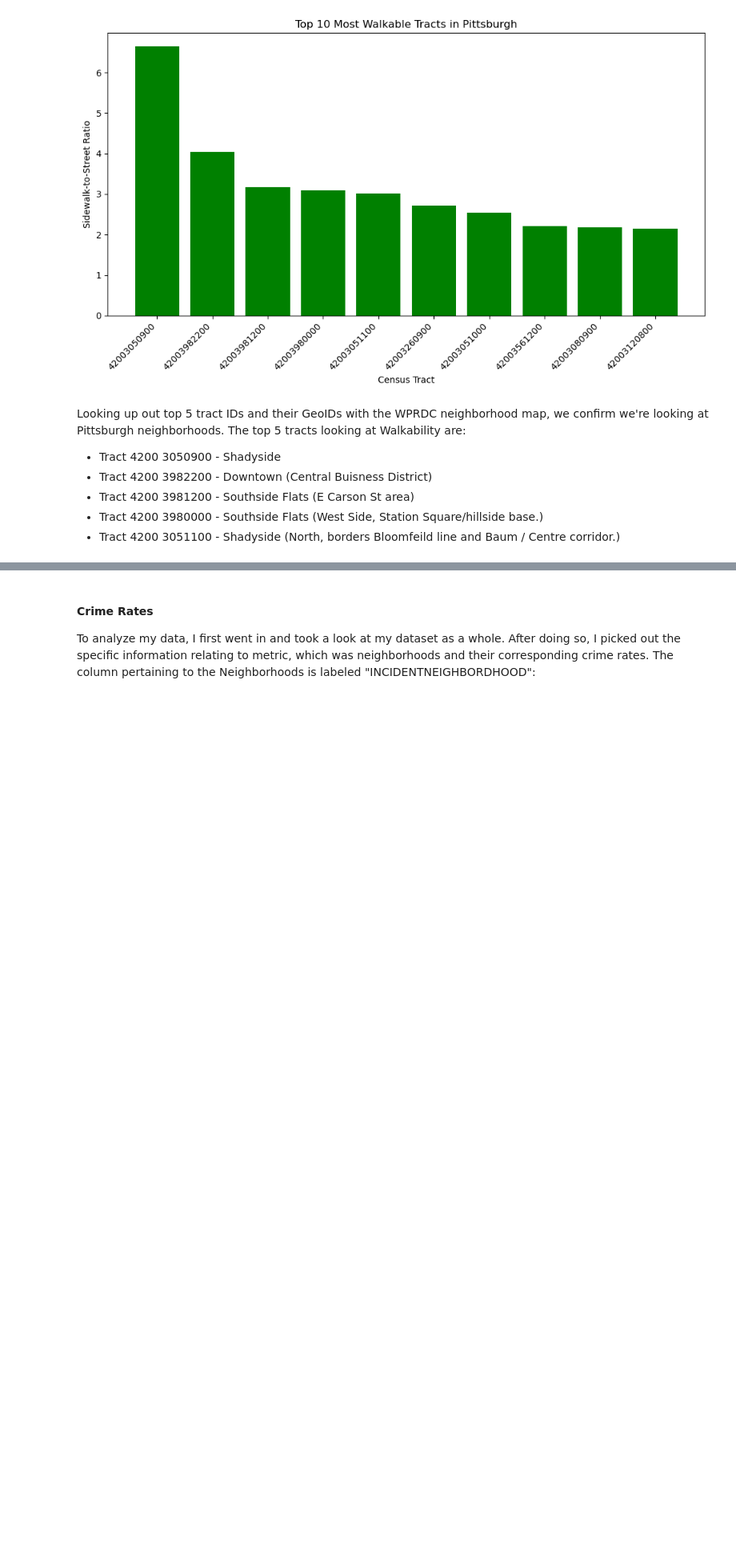
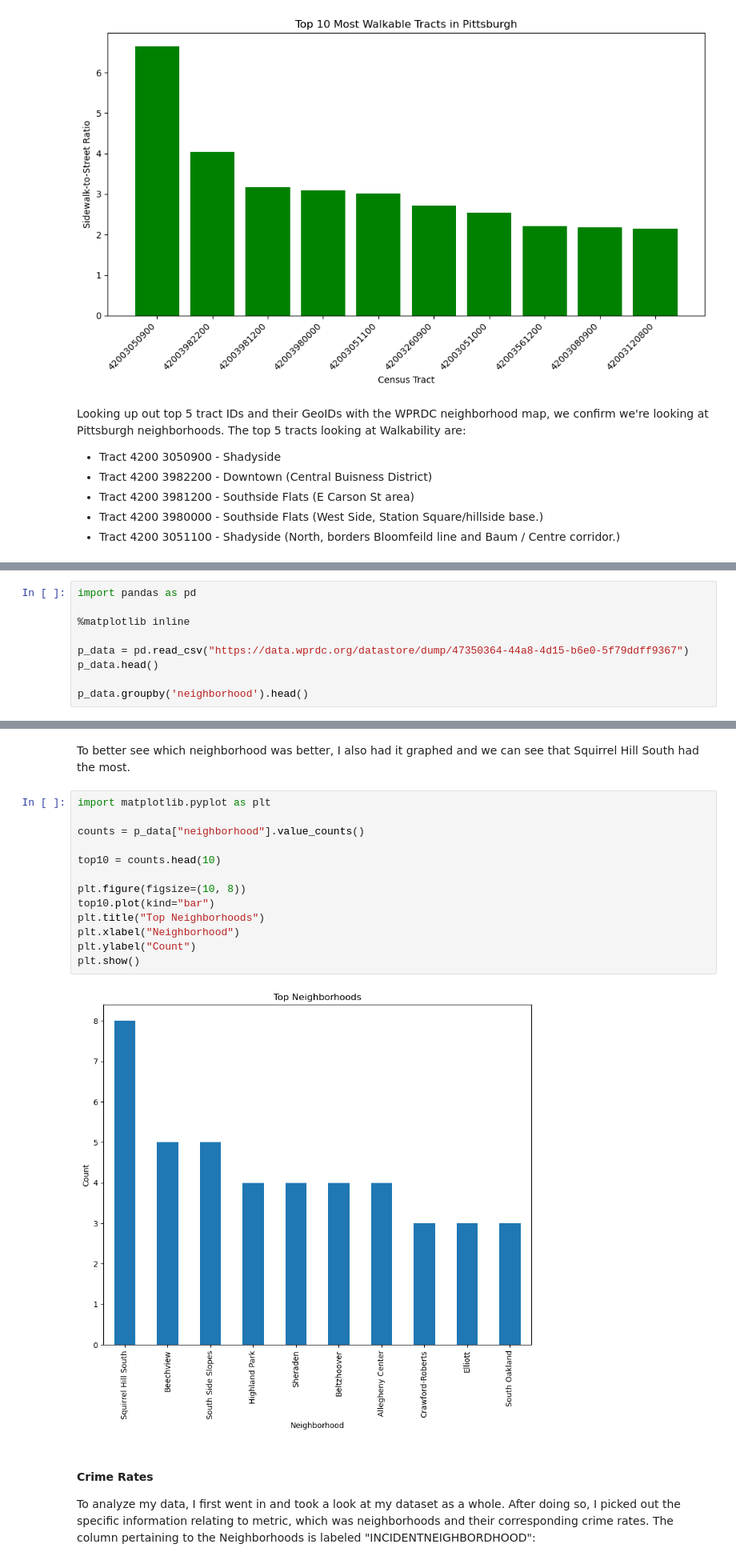
Before and after one commit to aneeshakandala/final_project_cmpinf0011_teamUHA, a Jupyter notebook: Presentation.ipynb, the cells around one changed output, grey strips where cells are left out. Shown at 80% size. Drawn from its saved outputs; the diff is of its cells as text; blank space fills up the shorter version.

Commit message:
Added Hallie data/conclusion

```diff
--- a/Presentation.ipynb
+++ b/Presentation.ipynb
@@ -94,0 +95,9 @@ The top 5 tracts looking at Walkability are:
+# %%
+import pandas as pd
+
+%matplotlib inline
+
+p_data = pd.read_csv("https://data.wprdc.org/datastore/dump/47350364-44a8-4d15-b6e0-5f79ddff9367")
+p_data.head()
+
+p_data.groupby('neighborhood').head()
@@ -95,3 +160,20 @@ The top 5 tracts looking at Walkability are:
+# %% [markdown]
+To better see which neighborhood was better, I also had it graphed and we can see that Squirrel Hill South had the most.
+# %%
+import matplotlib.pyplot as plt
+
+counts = p_data["neighborhood"].value_counts()
+
+top10 = counts.head(10)
+
+plt.figure(figsize=(10, 8))
+top10.plot(kind="bar")
+plt.title("Top Neighborhoods")
+plt.xlabel("Neighborhood")
+plt.ylabel("Count")
+plt.show()
+# %% [output]
+[figure, added]
 # %% [markdown]
 #### Crime Rates ####
 To analyze my data, I first went in and took a look at my dataset as a whole. After doing so, I picked out the specific information relating to metric, which was neighborhoods and their corresponding crime rates. The column pertaining to the Neighborhoods is labeled "INCIDENTNEIGHBORDHOOD":
```
Also changed, not shown: parts of 6 cells of this notebook.
